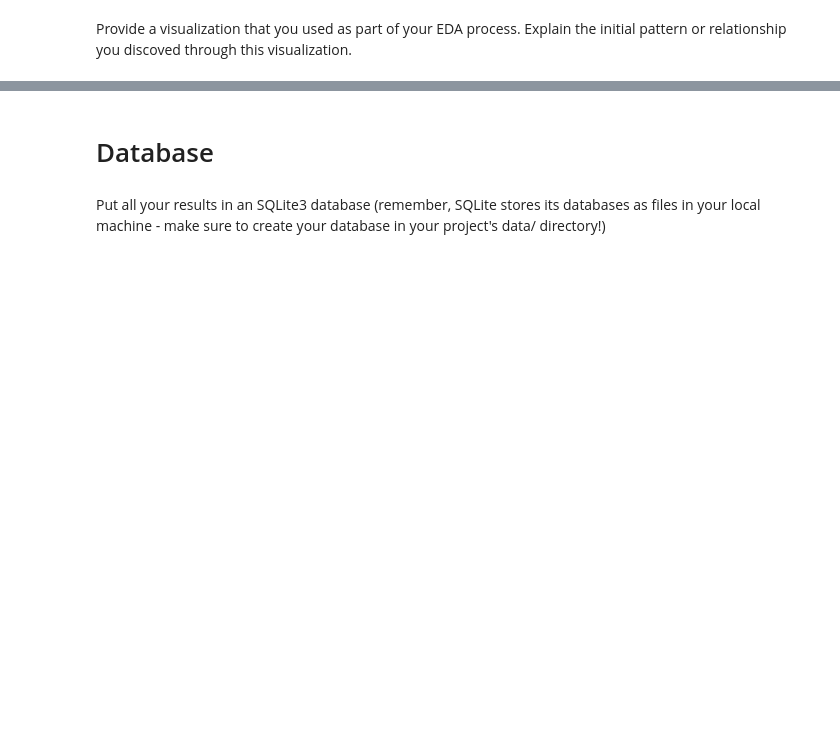
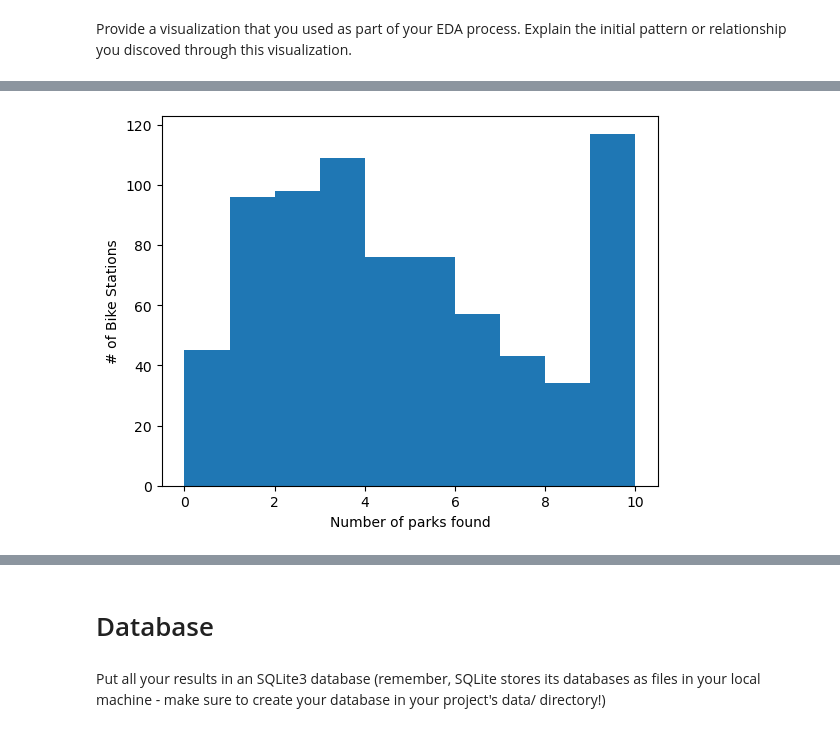
Before and after one commit to yousufellithy/Statistical-Modelling-Project, a Jupyter notebook: notebooks/joining_data.ipynb, the cells around one changed output, grey strips where cells are left out. Drawn from its saved outputs; the diff is of its cells as text; code cells hidden in the pictures; blank space fills up the shorter version.

```diff
--- a/notebooks/joining_data.ipynb
+++ b/notebooks/joining_data.ipynb
@@ -43,0 +140,9 @@ plt.show()
+# %%
+x = df_fsq.index
+
+plt.hist(df_fsq['Number of Parks found'])
+plt.xlabel('Number of parks found')
+plt.ylabel('# of Bike Stations')
+plt.show()
+# %% [output]
+[figure, added]
```
Also changed, not shown: parts of 28 cells of this notebook.
